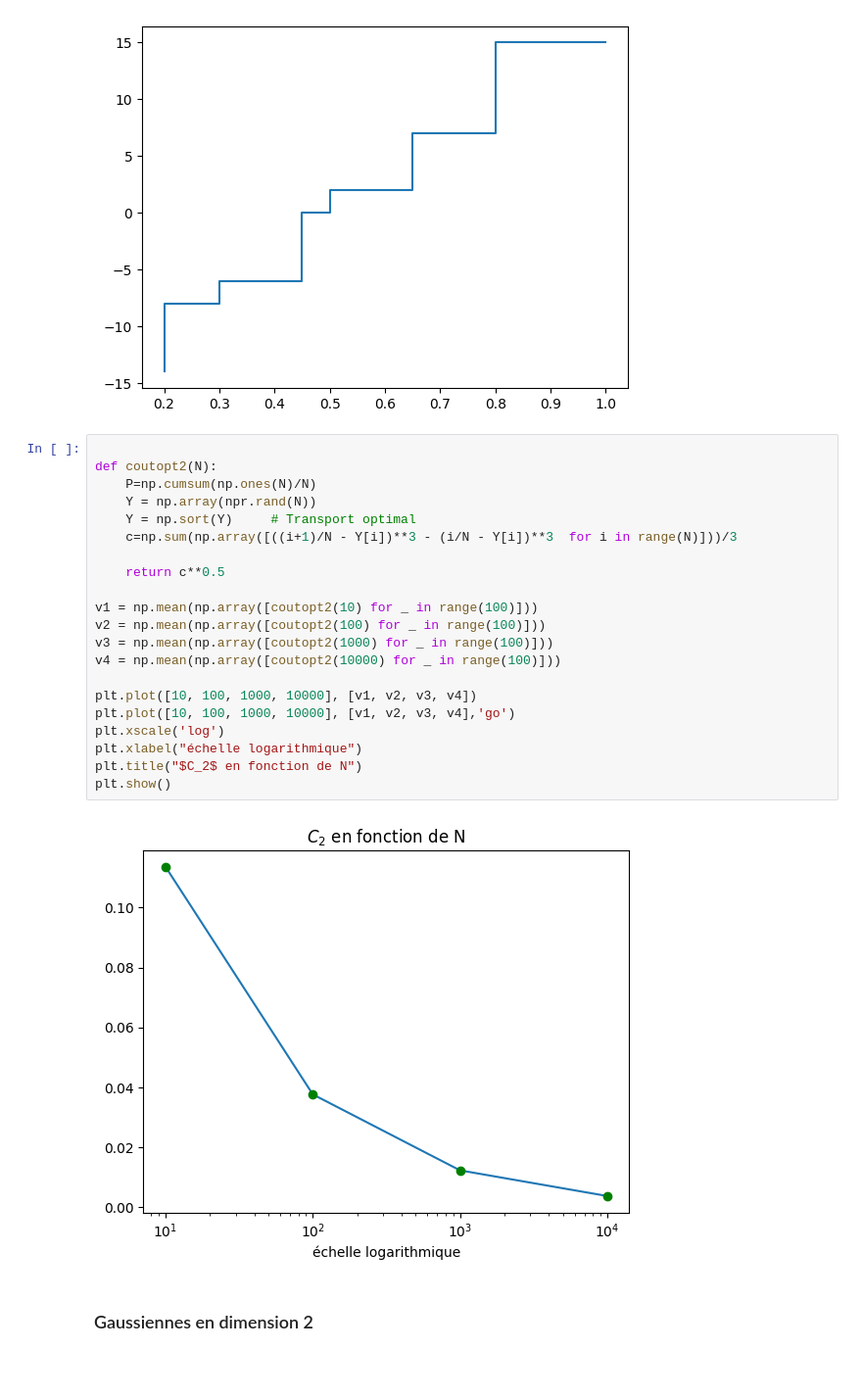
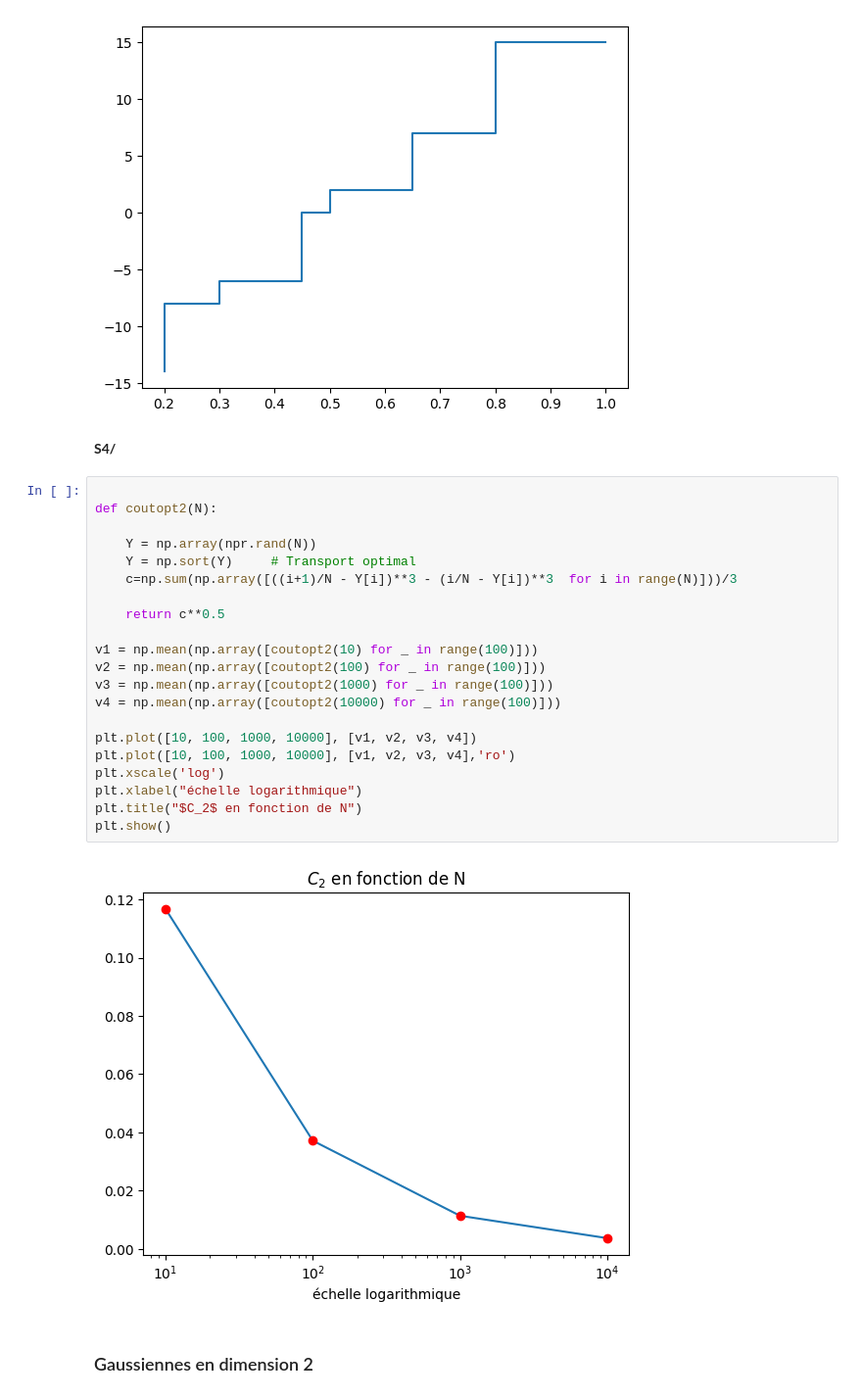
Before and after one commit to AI-ELka/Displacement_convexity_proj, a Jupyter notebook: Main.ipynb, the cells around one changed output. Shown at 98% size. Saved outputs shown, nothing was run; the diff lists cells and outputs as text; blank space fills up the shorter version.

```diff
--- a/Main.ipynb
+++ b/Main.ipynb
@@ -351,29 +351,31 @@ plt.step(X,Ysorted)
 plt.show()
 # %% [output]
 [figure]
+# %% [markdown]
+**S4/**
 # %%
 
 def coutopt2(N):
-    P=np.cumsum(np.ones(N)/N)
+
     Y = np.array(npr.rand(N))
     Y = np.sort(Y)     # Transport optimal
     c=np.sum(np.array([((i+1)/N - Y[i])**3 - (i/N - Y[i])**3  for i in range(N)]))/3
 
     return c**0.5
 
 v1 = np.mean(np.array([coutopt2(10) for _ in range(100)]))
 v2 = np.mean(np.array([coutopt2(100) for _ in range(100)]))
 v3 = np.mean(np.array([coutopt2(1000) for _ in range(100)]))
 v4 = np.mean(np.array([coutopt2(10000) for _ in range(100)]))
 
 plt.plot([10, 100, 1000, 10000], [v1, v2, v3, v4])
-plt.plot([10, 100, 1000, 10000], [v1, v2, v3, v4],'go')
+plt.plot([10, 100, 1000, 10000], [v1, v2, v3, v4],'ro')
 plt.xscale('log')
 plt.xlabel("échelle logarithmique")
 plt.title("$C_2$ en fonction de N")
 plt.show()
 # %% [output]
-[figure, old version]
+[figure, new version]
 # %% [markdown]
 ### Gaussiennes en dimension 2
 # %% [markdown]
```
